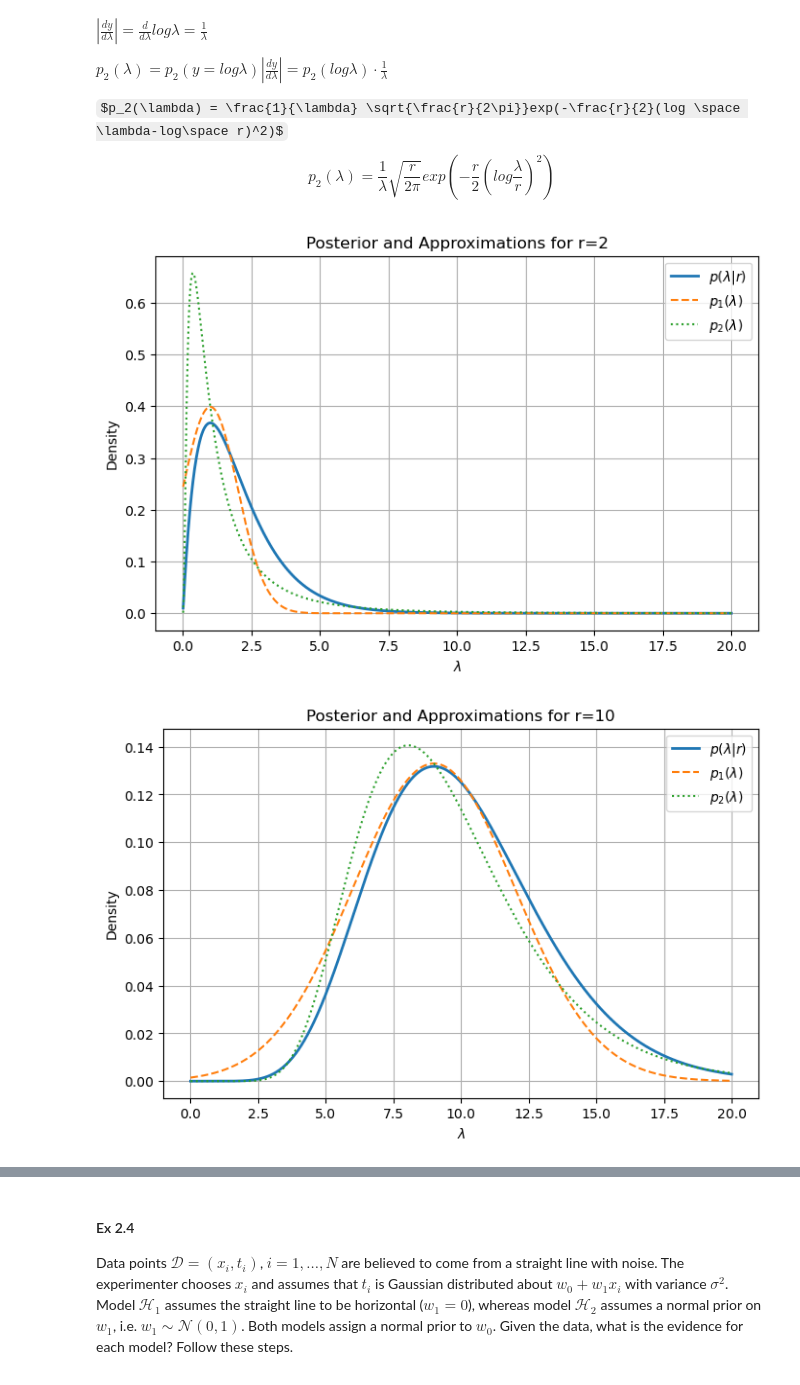
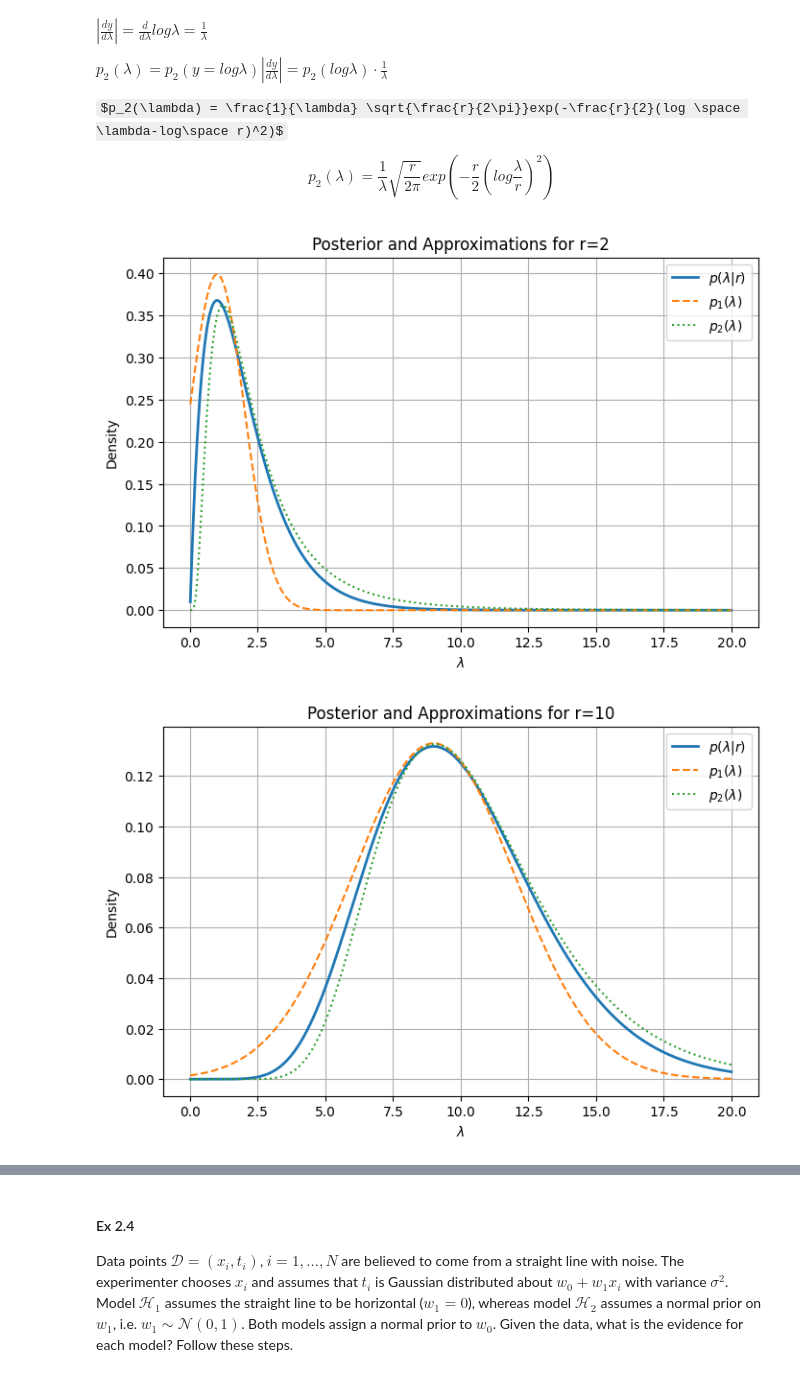
Before and after one commit to josjo99/cds_ml, a Jupyter notebook: cds_ml_solutions/Assignment2.ipynb, the cells around one changed output, grey strips where cells are left out. Drawn from its saved outputs; the diff is of its cells as text; code cells hidden in the pictures; some formulas as TeX source.

```diff
--- a/cds_ml_solutions/Assignment2.ipynb
+++ b/cds_ml_solutions/Assignment2.ipynb
@@ -215,35 +215,35 @@ def p1_laplace_approximation(r, lambda_vals):
         mode = 0.01
         sigma = 1
     return norm.pdf(lambda_vals, loc=mode, scale=sigma)
 
 def p2_laplace_approximation(r, lambda_vals):
     if r > 1:
-        mode = np.log(r - 1)
-        sigma = 1/ np.sqrt(r - 1)
+        mode = np.log(r)
+        sigma = 1/ np.sqrt(r)
     else:
         mode = np.log(0.01)
         sigma = 1
     return (1/lambda_vals) * norm.pdf(np.log(lambda_vals), loc=mode, scale=sigma)
 
 r_values = [2,10]
 lambda_vals = np.linspace(0.01,20,1000)
 
 for r in r_values:
     posterior = gamma.pdf(lambda_vals, a=r, scale=1)
     p1 = p1_laplace_approximation(r, lambda_vals)
     p2 = p2_laplace_approximation(r, lambda_vals)
 
     plt.figure(figsize=(8,5))
     plt.plot(lambda_vals, posterior, label='$p(\\lambda|r)$', linewidth=2)
     plt.plot(lambda_vals, p1, '--', label='$p_1(\\lambda)$')
     plt.plot(lambda_vals, p2, ':', label='$p_2(\\lambda)$')
     plt.title(f'Posterior and Approximations for r={r}')
     plt.xlabel('$\\lambda$')
     plt.ylabel('Density')
     plt.legend()
     plt.grid(True)
     plt.show()
 # %% [output]
-[figure, old version]
+[figure, new version]
-[figure, old version]
+[figure, new version]
 # %% [markdown]
```
Also changed, not shown: parts of 4 cells of this notebook.
